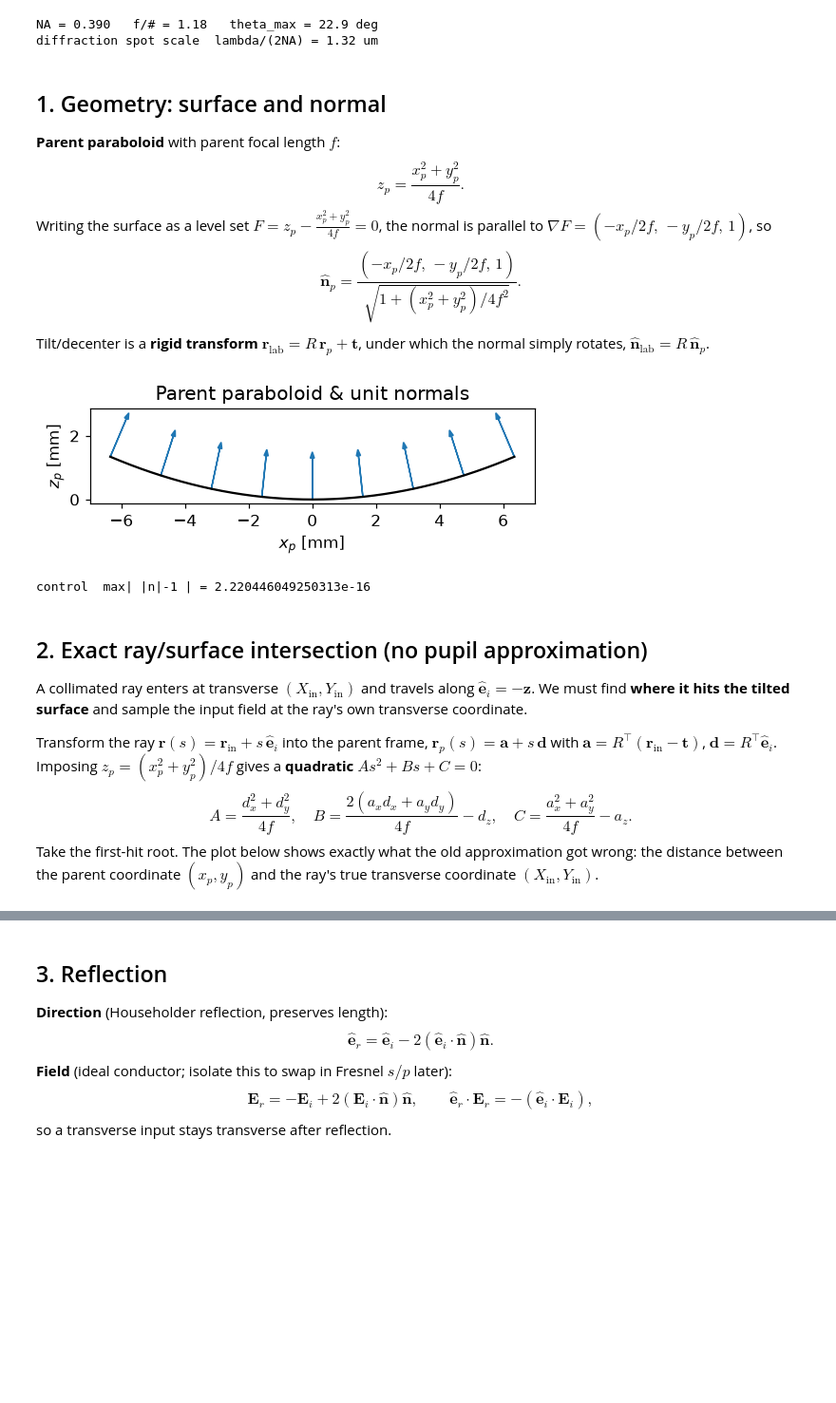
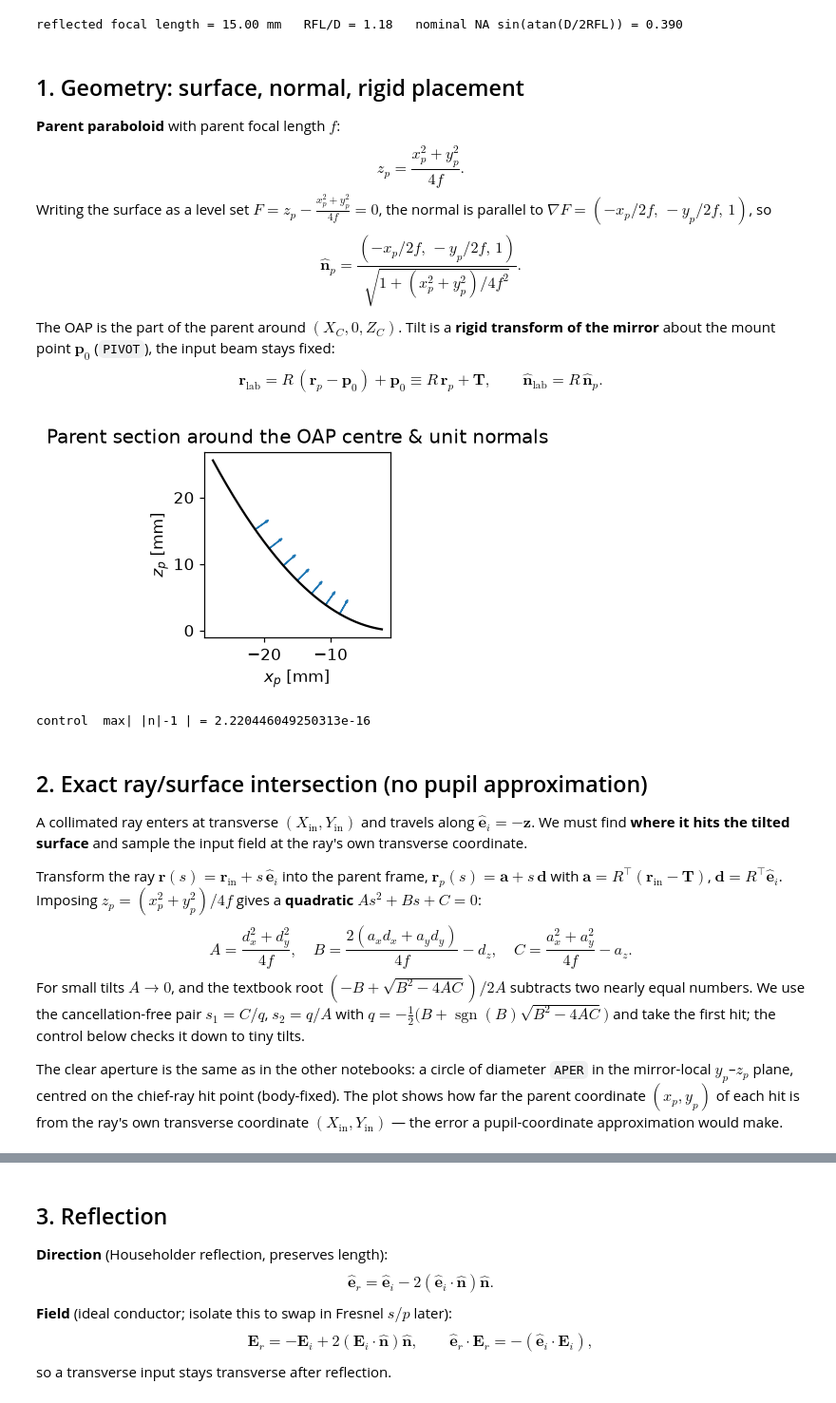
Before and after one commit to bruhduh726/90-degrees-off-axis-parabolic-mirror-aberrations, a Jupyter notebook: OAP_tilt_tolerancing.ipynb, the cells around one changed output, grey strips where cells are left out. Shown at 95% size. Cells and saved outputs as stored; diff of their text form; code cells hidden in the pictures; blank space fills up the shorter version.

```diff
--- a/OAP_tilt_tolerancing.ipynb
+++ b/OAP_tilt_tolerancing.ipynb
@@ -31,22 +30,31 @@ import matplotlib.pyplot as plt
 %matplotlib inline
 plt.rcParams.update({'figure.dpi': 110, 'font.size': 11})
 
-# ---------- system parameters ----------
-F    = 7.5e-3       # PARENT focal length [m]  (NOT the 15 mm reflected focal length!)
+# ================= parameters (edit these) =================
+F    = 7.5e-3       # PARENT focal length [m]  (not the reflected focal length)
 LAM  = 1030e-9      # wavelength [m]
 APER = 12.7e-3      # clear aperture diameter [m]
 K    = 2*np.pi/LAM  # wavenumber [1/m]
 E_I  = np.array([0., 0., -1.])   # incident propagation direction (fixed lab beam)
 
-theta_max = np.arctan((APER/2)/(2*F))
-NA = np.sin(theta_max)
-print(f"NA = {NA:.3f}   f/# = {2*F/APER:.2f}   theta_max = {np.degrees(theta_max):.1f} deg")
-print(f"diffraction spot scale  lambda/(2NA) = {LAM/(2*NA)*1e6:.2f} um")
+# off-axis segment: 90-deg fold uses the parent section centred at rho0 = 2f
+XC    = -2*F                     # off-axis centre on the parent (-> +x fold)
+ZC    = XC**2/(4*F)              # chief-ray hit height on the parent
+PIVOT = np.array([XC, 0., 0.])   # mount rotation point (as in the step-by-step notebook)
+
+TILT_AXIS   = (1, 0, 0)          # lab axis the mirror is tilted about
+EXAMPLE_DEG = 0.1                # tilt of the worked example in sections 2-5 [deg]
+POL  = np.array([0., 1., 0.])    # input polarisation
+W0   = 3.0e-3                    # Gaussian 1/e amplitude radius [m] (np.inf -> uniform)
+ELL  = 1                         # vortex charge of the display input in section 7
+
+RFL = F + XC**2/(4*F)            # reflected focal length (chief-ray hit point -> focus)
+print(f"reflected focal length = {RFL*1e3:.2f} mm   RFL/D = {RFL/APER:.2f}   "
+      f"nominal NA sin(atan(D/2RFL)) = {np.sin(np.arctan(APER/2/RFL)):.3f}")
 # %% [output]
-NA = 0.390   f/# = 1.18   theta_max = 22.9 deg
-diffraction spot scale  lambda/(2NA) = 1.32 um
+reflected focal length = 15.00 mm   RFL/D = 1.18   nominal NA sin(atan(D/2RFL)) = 0.390
 # %% [markdown]
-## 1. Geometry: surface and normal
+## 1. Geometry: surface, normal, rigid placement
 
 **Parent paraboloid** with parent focal length $f$:
 $$
@@ -57,35 +65,44 @@ parallel to $\nabla F=(-x_p/2f,\,-y_p/2f,\,1)$, so
 $$
 \hat{\mathbf n}_p=\frac{(-x_p/2f,\,-y_p/2f,\,1)}{\sqrt{1+(x_p^2+y_p^2)/4f^2}} .
 $$
-Tilt/decenter is a **rigid transform** $\mathbf r_{\text{lab}}=R\,\mathbf r_p+\mathbf t$,
-under which the normal simply rotates, $\hat{\mathbf n}_{\text{lab}}=R\,\hat{\mathbf n}_p$.
+The OAP is the part of the parent around $(X_C,0,Z_C)$. Tilt is a **rigid transform of
+the mirror** about the mount point $\mathbf p_0$ (`PIVOT`), the input beam stays fixed:
+$$
+\mathbf r_{\text{lab}}=R\,(\mathbf r_p-\mathbf p_0)+\mathbf p_0\equiv R\,\mathbf r_p+\mathbf T,
+\qquad \hat{\mathbf n}_{\text{lab}}=R\,\hat{\mathbf n}_p .
+$$
 # %%
 def rotation_matrix(axis, ang):
     a = np.asarray(axis, float); a = a/np.linalg.norm(a)
     Kx = np.array([[0,-a[2],a[1]],[a[2],0,-a[0]],[-a[1],a[0],0]])
     return np.eye(3) + np.sin(ang)*Kx + (1-np.cos(ang))*(Kx@Kx)
 
 def z_parent(xp, yp):
     return (xp**2 + yp**2)/(4*F)
 
 def normal_parent(xp, yp):
     n = np.stack([-xp/(2*F), -yp/(2*F), np.ones_like(np.asarray(xp, float))], axis=-1)
     return n/np.linalg.norm(n, axis=-1, keepdims=True)
 
-# visual check: parabola profile + a few unit normals
-xx = np.linspace(-APER/2, APER/2, 200)
+def placement(tilt_deg, axis=TILT_AXIS):
+    """rigid placement of the mirror, rotated about PIVOT:  r_lab = R r_p + T"""
+    R = rotation_matrix(axis, np.deg2rad(tilt_deg))
+    return R, PIVOT - R @ PIVOT
+
+# visual check: parent profile around the segment + a few unit normals
+xx = np.linspace(XC-APER, XC+APER, 200)
 plt.figure(figsize=(5,2.8))
 plt.plot(xx*1e3, z_parent(xx,0)*1e3, 'k')
-for x0 in np.linspace(-APER/2, APER/2, 9):
+for x0 in np.linspace(XC-APER/2, XC+APER/2, 7):
     n = normal_parent(x0, 0.0); z0 = z_parent(x0, 0.0)
-    plt.arrow(x0*1e3, z0*1e3, n[0]*1.3, n[2]*1.3, head_width=0.13, color='C0', lw=1)
+    plt.arrow(x0*1e3, z0*1e3, n[0]*2, n[2]*2, head_width=0.3, color='C0', lw=1)
 plt.gca().set_aspect('equal'); plt.xlabel('$x_p$ [mm]'); plt.ylabel('$z_p$ [mm]')
-plt.title('Parent paraboloid & unit normals'); plt.tight_layout(); plt.show()
+plt.title('Parent section around the OAP centre & unit normals'); plt.tight_layout(); plt.show()
 
 xr, yr = np.random.randn(2, 2000)*3e-3
 print("control  max| |n|-1 | =", np.abs(np.linalg.norm(normal_parent(xr,yr),axis=-1)-1).max())
 # %% [output]
-[figure, old version]
+[figure, new version]
 control  max| |n|-1 | = 2.220446049250313e-16
 # %% [markdown]
 ## 2. Exact ray/surface intersection (no pupil approximation)
@@ -96,15 +113,22 @@ surface** and sample the input field at the ray's own transverse coordinate.
 
 Transform the ray $\mathbf r(s)=\mathbf r_{\text{in}}+s\,\hat{\mathbf e}_i$ into the
 parent frame, $\mathbf r_p(s)=\mathbf a+s\,\mathbf d$ with
-$\mathbf a=R^{\top}(\mathbf r_{\text{in}}-\mathbf t)$, $\mathbf d=R^{\top}\hat{\mathbf e}_i$.
+$\mathbf a=R^{\top}(\mathbf r_{\text{in}}-\mathbf T)$, $\mathbf d=R^{\top}\hat{\mathbf e}_i$.
 Imposing $z_p=(x_p^2+y_p^2)/4f$ gives a **quadratic** $A s^2+Bs+C=0$:
 $$
 A=\frac{d_x^2+d_y^2}{4f},\quad
 B=\frac{2(a_xd_x+a_yd_y)}{4f}-d_z,\quad
 C=\frac{a_x^2+a_y^2}{4f}-a_z .
 $$
-Take the first-hit root. The plot below shows exactly what the old approximation got
-wrong: the distance between the parent coordinate $(x_p,y_p)$ and the ray's true
-transverse coordinate $(X_{\text{in}},Y_{\text{in}})$.
+For small tilts $A\to0$, and the textbook root $(-B+\sqrt{B^2-4AC})/2A$ subtracts two
+nearly equal numbers. We use the cancellation-free pair $s_1=C/q$, $s_2=q/A$ with
+$q=-\tfrac12\big(B+\operatorname{sgn}(B)\sqrt{B^2-4AC}\big)$ and take the first hit; the
+control below checks it down to tiny tilts.
+
+The clear aperture is the same as in the other notebooks: a circle of diameter `APER`
+in the mirror-local $y_p$–$z_p$ plane, centred on the chief-ray hit point (body-fixed).
+The plot shows how far the parent coordinate $(x_p,y_p)$ of each hit is from the ray's
+own transverse coordinate $(X_{\text{in}},Y_{\text{in}})$ — the error a pupil-coordinate
+approximation would make.
 # %%
 def intersect(Xin, Yin, zin, R, t):
```
Also changed, not shown: parts of 13 cells of this notebook, 5 other files.
